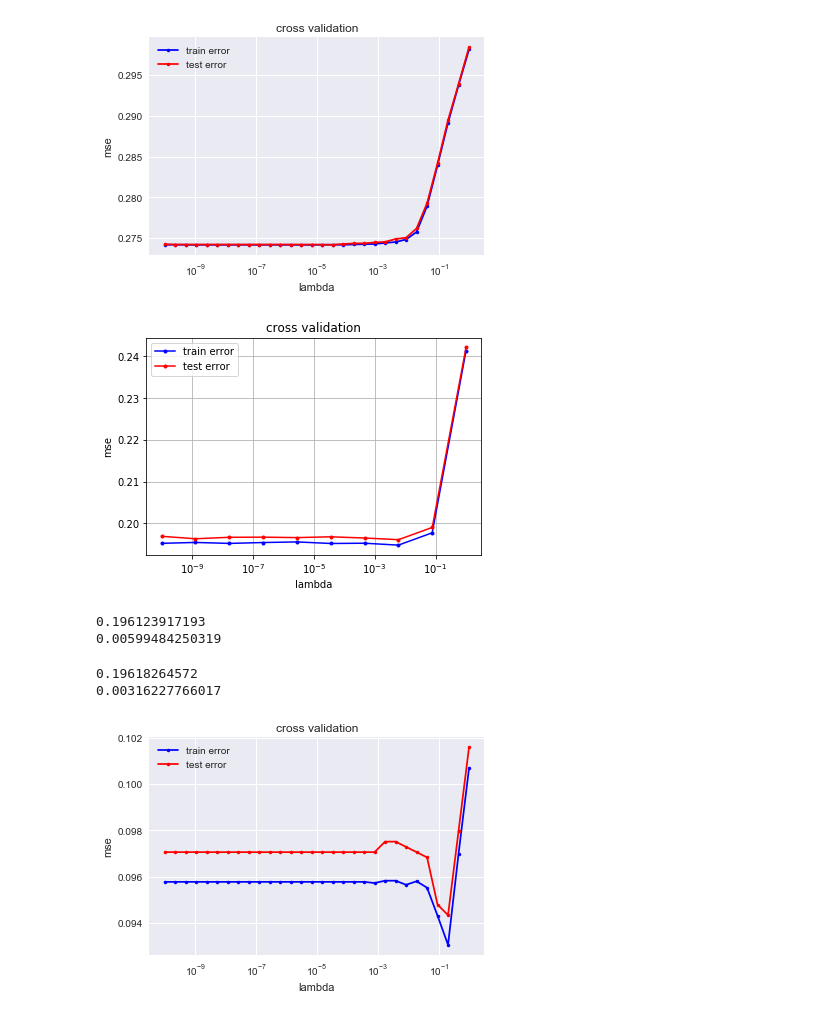
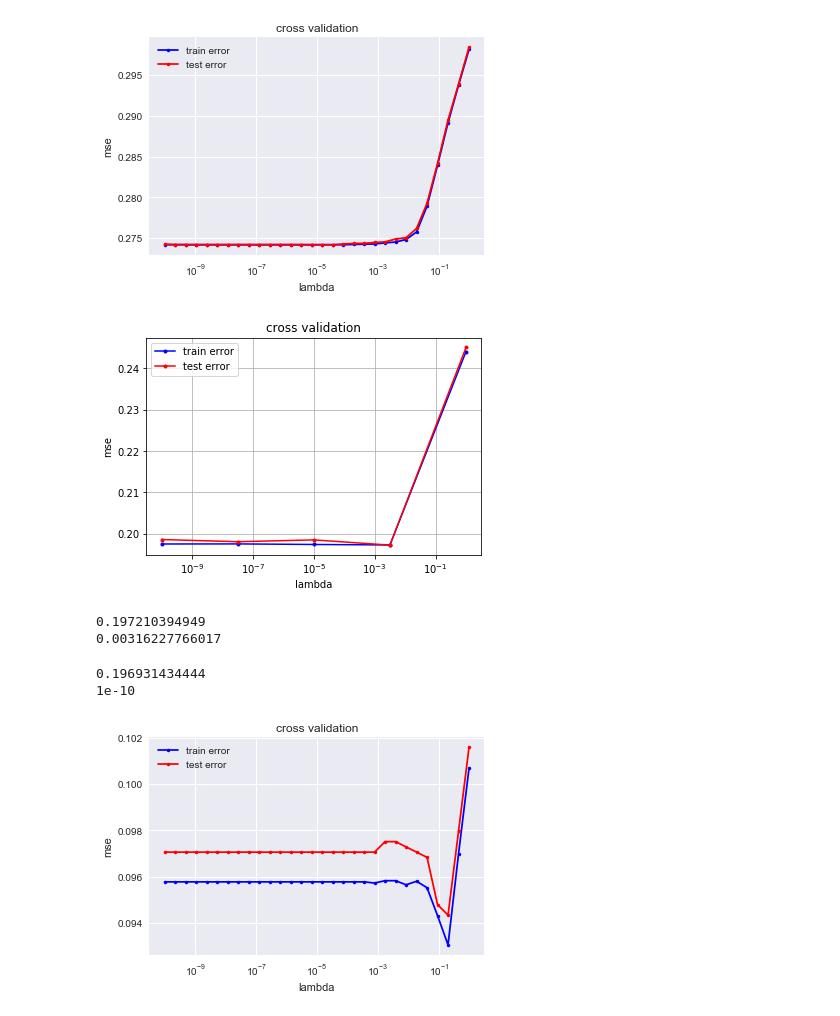
Before and after one commit to inverniz/ML_project, a Jupyter notebook: scripts/Model_building.ipynb, the cells around one changed output. Saved outputs shown, nothing was run; the diff lists cells and outputs as text; code cells hidden in the pictures.

```diff
--- a/scripts/Model_building.ipynb
+++ b/scripts/Model_building.ipynb
@@ -354,30 +354,30 @@ cross_validation_visualization(lambdas, rmse_tr, rmse_te)
 # %% [output]
 [figure]
 # %%
-lambdas = np.logspace(-10,0,10)
-x_jet, y_jet = x_y_for_jet(x,y, 2, True)
+lambdas = np.logspace(-10,0,5)
+x_jet, y_jet = get_group(x_filtered, y, 4)
 rmse_tr = []
 rmse_te = []
 degree = 7
 for lambda_ in lambdas:
     rmse_tr_, rmse_te_ = cross_validation(y_jet, x_jet, 10, ridge_regression_with_poly, accuracy_with_poly, {'lambda_': lambda_, 'degree': degree}, {'degree': degree},  seed=5)
     rmse_tr.append(rmse_tr_)
     rmse_te.append(rmse_te_)
 cross_validation_visualization(lambdas, rmse_tr, rmse_te)
 # %% [output]
-[figure, old version]
+[figure, new version]
 # %%
 print(np.min(rmse_te))
 print(lambdas[np.argmin(rmse_te)])
 # %% [output]
-0.196123917193
-0.00599484250319
+0.197210394949
+0.00316227766017
 # %%
 print(np.min(rmse_te))
 print(lambdas[np.argmin(rmse_te)])
 # %% [output]
-0.19618264572
-0.00316227766017
+0.196931434444
+1e-10
 # %%
 lambdas = np.logspace(-10,0,30)
 x_jet, y_jet = x_y_for_jet(x,y, 2, False)
```
Also changed, not shown: parts of 33 cells of this notebook, 4 other files.
